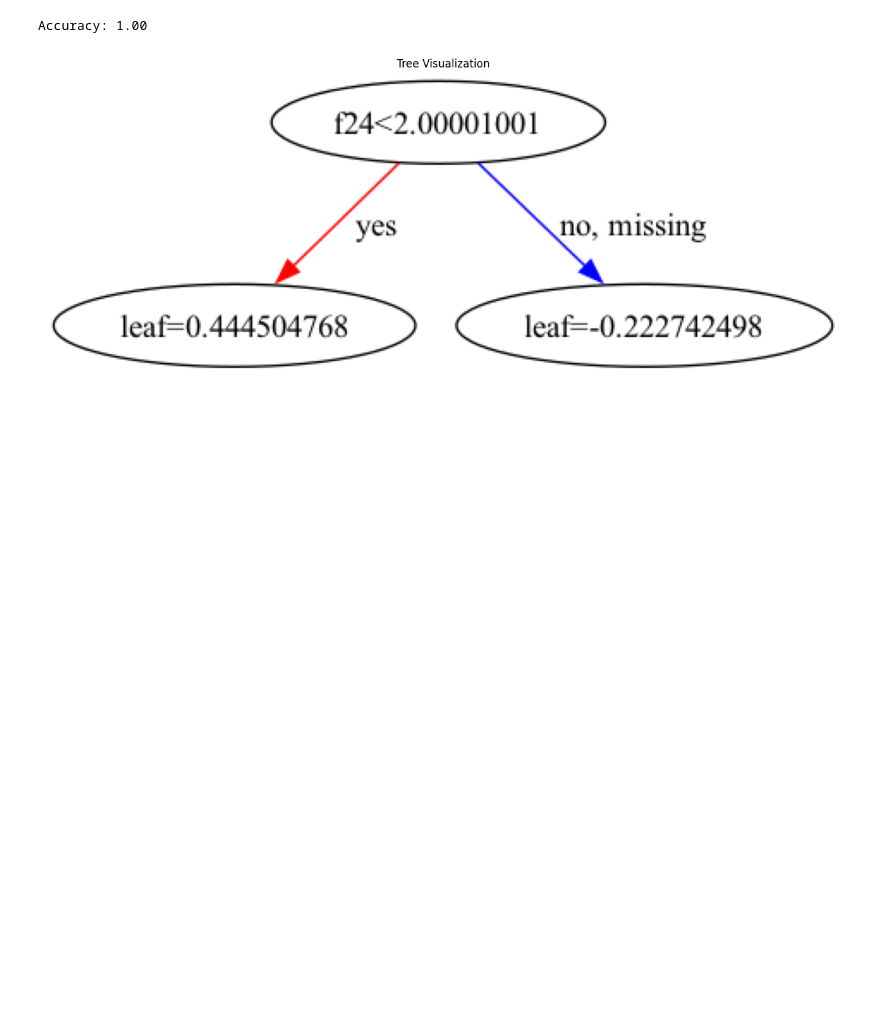
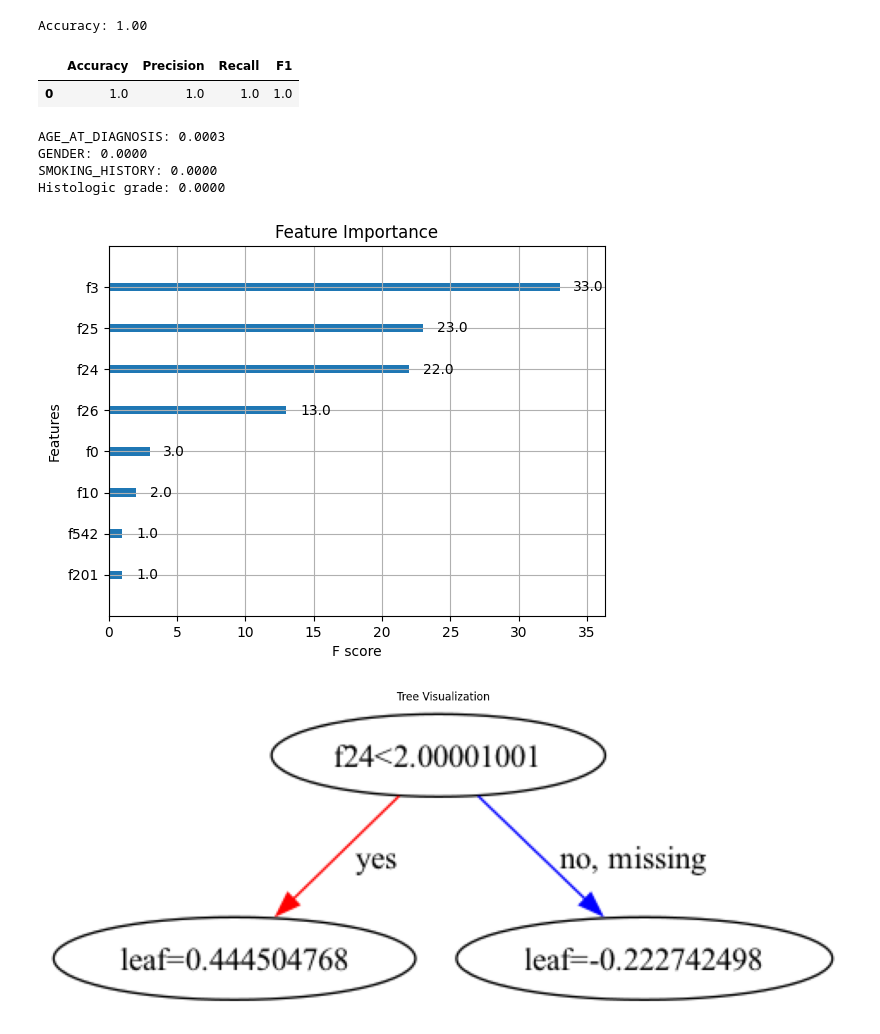
Before and after one commit to lidiaPolyakov/Products-project, a Jupyter notebook: POC/POC - Dataset2/XGBoost/POC - Dataset2 - XGBoost v1.ipynb, the cells around one changed output. Saved outputs shown, nothing was run; the diff lists cells and outputs as text; code cells hidden in the pictures; blank space fills up the shorter version.

```diff
--- a/POC/POC - Dataset2/POC - Dataset2 - XGBoost.ipynb
+++ b/POC/POC - Dataset2/XGBoost/POC - Dataset2 - XGBoost v1.ipynb
@@ -31,7 +31,7 @@ please provide us feedback at https://github.com/pandas-dev/pandas/issues/54466
 # %% [markdown]
 ### Load and show the head of `ds2`
 # %%
-ds2 = pd.read_csv('dataset2.csv')
+ds2 = pd.read_csv('../dataset2.csv')
 ds2.head()
 # %% [output]
 |  | BlindedIDs | PATIENT_ID | Stratagene | DC_STUDY_ID | MICROARRAY | SITE | TESTTYPE | IN_DC_STUDY | GENDER | ... |
@@ -401,6 +429,43 @@ accuracy = accuracy_score(y_test, y_pred)
 print(f"Accuracy: {accuracy:.2f}")
 # %% [output]
 Accuracy: 1.00
+# %%
+from sklearn.metrics import precision_recall_fscore_support
+from sklearn.metrics import accuracy_score
+import pandas as pd
+
+# Assuming y_test and y_pred are defined elsewhere in your code
+precision, recall, f1, _ = precision_recall_fscore_support(y_test, y_pred, average='macro')
+accuracy = accuracy_score(y_test, y_pred)
+
+results_df = pd.DataFrame({
+    'Accuracy': [accuracy],
+    'Precision': [precision],
+    'Recall': [recall],
+    'F1': [f1]
+})
+
+results_df
+# %% [output]
+|  | Accuracy | Precision | Recall | F1 |
+| 0 | 1.0 | 1.0 | 1.0 | 1.0 |
+# %%
+feature_importances = model.feature_importances_
+
+# Print feature importances
+for feature, importance in zip(features, feature_importances):
+	print(f"{feature}: {importance:.4f}")
+
+# Plot feature importances
+xgb.plot_importance(model)
+plt.title('Feature Importance')
+plt.show()
+# %% [output]
+AGE_AT_DIAGNOSIS: 0.0003
+GENDER: 0.0000
+SMOKING_HISTORY: 0.0000
+Histologic grade: 0.0000
+[figure, added]
 # %%
 # Plot the first tree with improved quality
 xgb.plot_tree(model, num_trees=0)
```
Also changed, not shown: parts of 4 cells of this notebook, 4 other files.
